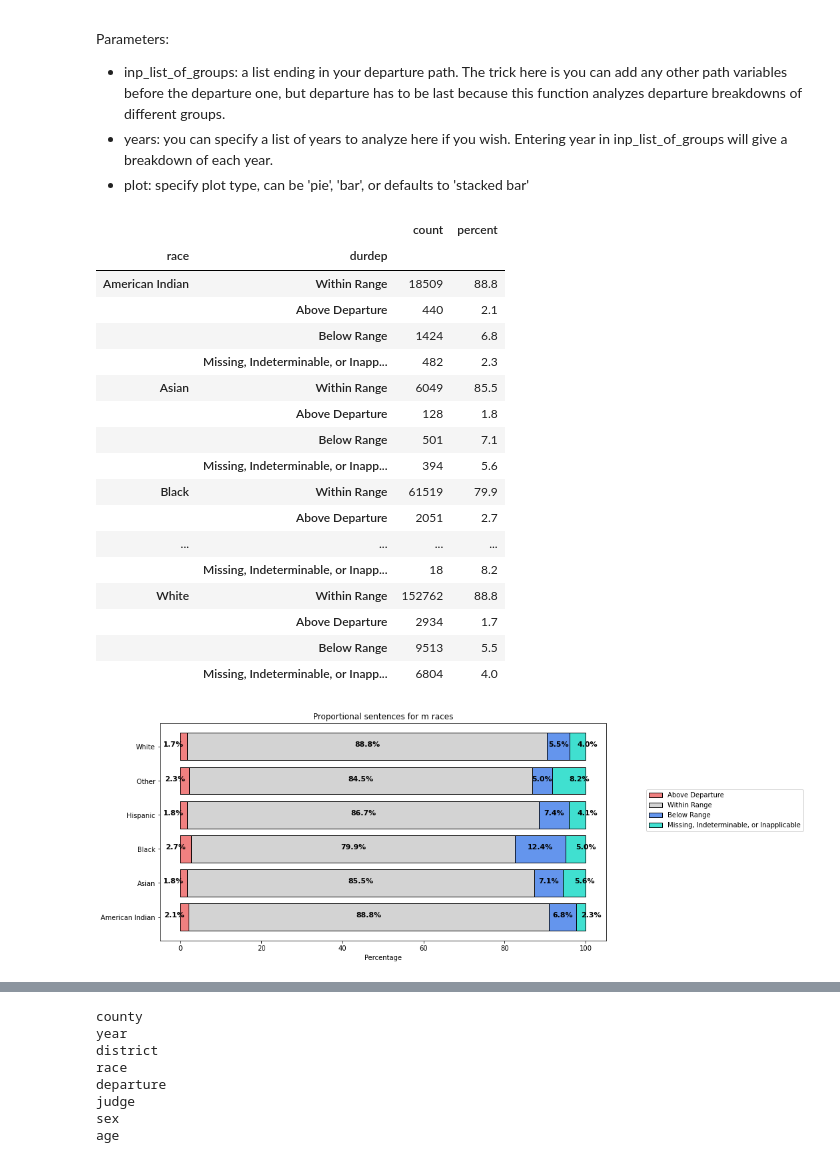
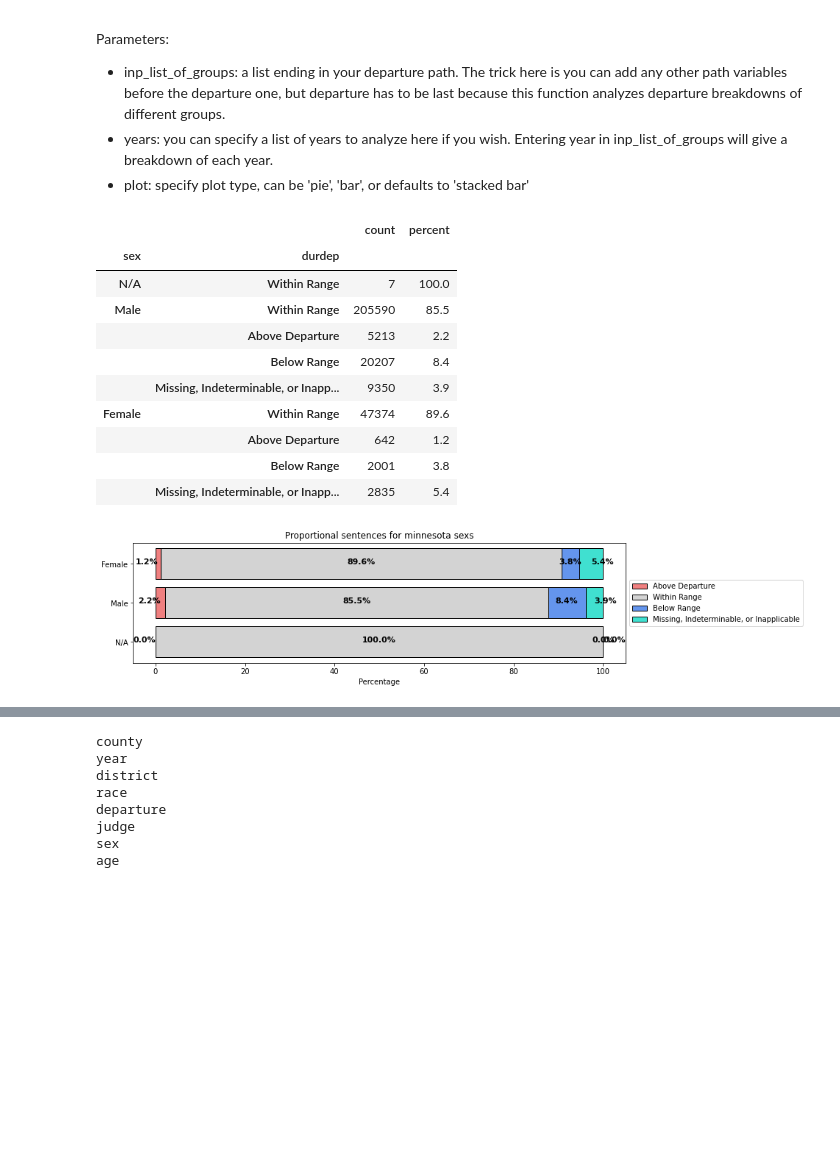
Before and after one commit to nitkiew2/QSIDE-JUSTFAIR-TOOLBOX, a Jupyter notebook: Package_testing.ipynb, the cells around one changed output, grey strips where cells are left out. Drawn from its saved outputs; the diff is of its cells as text; code cells hidden in the pictures; blank space fills up the shorter version.

Commit message:
cleaning up plotting
Cleaned up plotting functions

```diff
--- a/Package_testing.ipynb
+++ b/Package_testing.ipynb
@@ -44,7 +47,8 @@ paths['departure'] = jt.Path('durdep', { 0:'Within Range',
                                          2:'Below Range',
                                          3:'Missing, Indeterminable, or Inapplicable'})
 paths['judge'] = jt.Path('judge')
-paths['sex'] = jt.Path('sex', { 1: 'Male',
+paths['sex'] = jt.Path('sex', { 0: 'N/A',
+                                1: 'Male',
                                 2: 'Female'})
 paths['age'] = jt.Path('Agecat', { 1: 'Under 18',
                                    2: '18-21',
@@ -88,25 +92,18 @@ Parameters:
 * years: you can specify a list of years to analyze here if you wish.  Entering year in inp_list_of_groups will give a breakdown of each year.
 * plot: specify plot type, can be 'pie', 'bar', or defaults to 'stacked bar'
 # %%
-minnesota.generalizable_multi_level_summary(inp_list_of_groups = ['race', 'departure'], plot = 'stacked bar')
+minnesota.generalizable_multi_level_summary(inp_list_of_groups = ['sex', 'departure'], plot = 'stacked bar')
 # %% [output]
 |  |  | count | percent |
-| race | durdep |  |  |
-| American Indian | Within Range | 18509 | 88.8 |
-|  | Above Departure | 440 | 2.1 |
-|  | Below Range | 1424 | 6.8 |
-|  | Missing, Indeterminable, or Inapp... | 482 | 2.3 |
-| Asian | Within Range | 6049 | 85.5 |
-|  | Above Departure | 128 | 1.8 |
-|  | Below Range | 501 | 7.1 |
-|  | Missing, Indeterminable, or Inapp... | 394 | 5.6 |
-| Black | Within Range | 61519 | 79.9 |
-|  | Above Departure | 2051 | 2.7 |
-| ... | ... | ... | ... |
-|  | Missing, Indeterminable, or Inapp... | 18 | 8.2 |
-| White | Within Range | 152762 | 88.8 |
-|  | Above Departure | 2934 | 1.7 |
-|  | Below Range | 9513 | 5.5 |
-|  | Missing, Indeterminable, or Inapp... | 6804 | 4.0 |
+| sex | durdep |  |  |
+| N/A | Within Range | 7 | 100.0 |
+| Male | Within Range | 205590 | 85.5 |
+|  | Above Departure | 5213 | 2.2 |
+|  | Below Range | 20207 | 8.4 |
+|  | Missing, Indeterminable, or Inapp... | 9350 | 3.9 |
+| Female | Within Range | 47374 | 89.6 |
+|  | Above Departure | 642 | 1.2 |
+|  | Below Range | 2001 | 3.8 |
+|  | Missing, Indeterminable, or Inapp... | 2835 | 5.4 |
-[figure, old version]
+[figure, new version]
 # %% [markdown]
```
Also changed, not shown: parts of 7 cells of this notebook, 1 other file.
